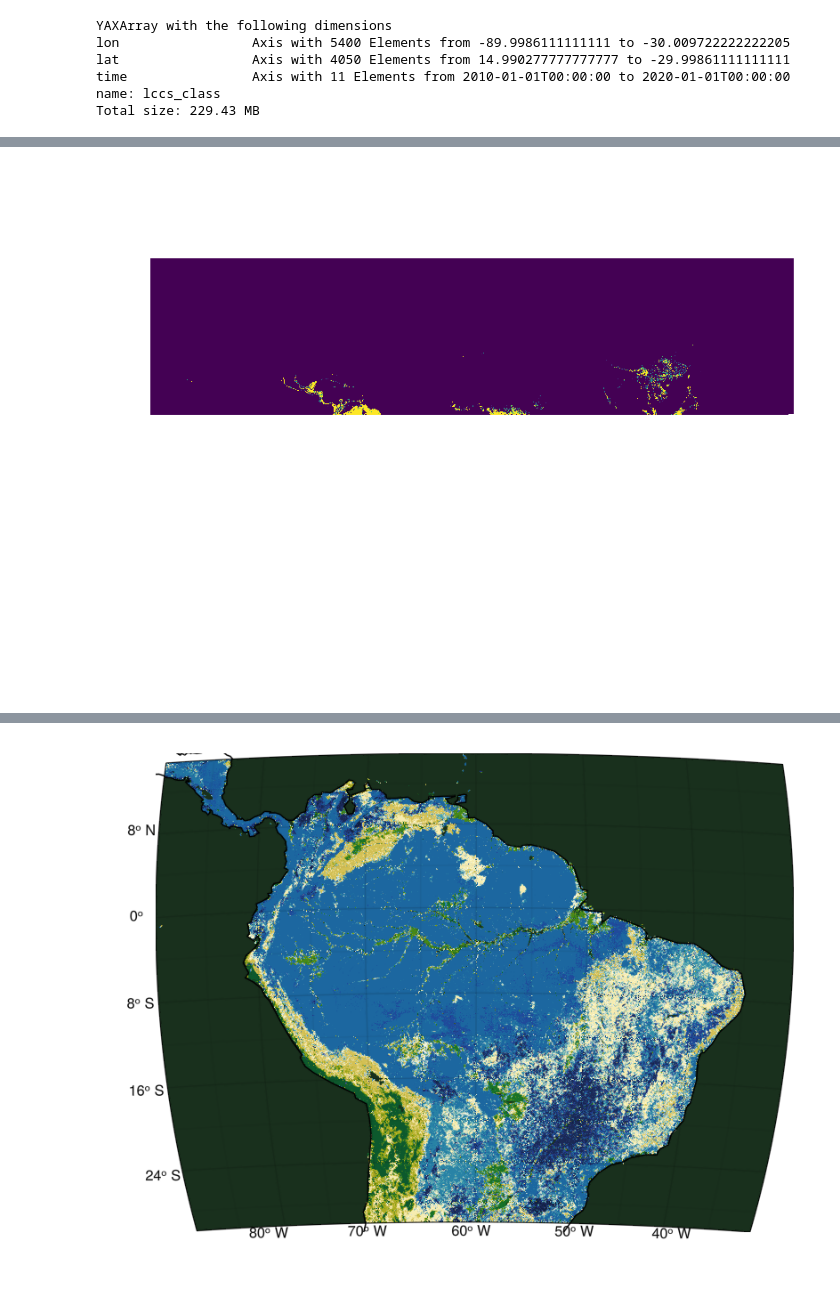
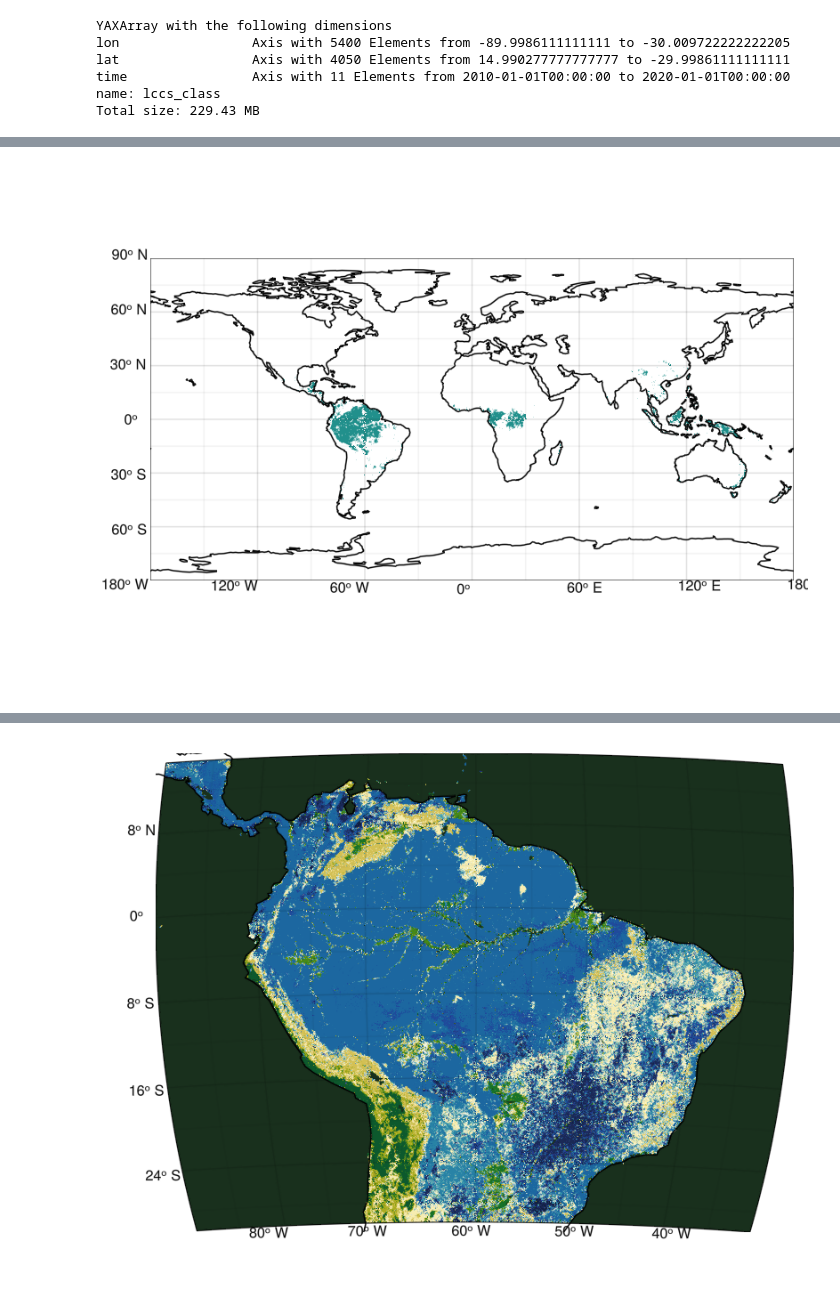
Before and after one commit to Eisenbahnplatte/spatio_temporal_data-rainforest_development, a Jupyter notebook: rainforest_test.ipynb, the cells around one changed output, grey strips where cells are left out. Drawn from its saved outputs; the diff is of its cells as text; code cells hidden in the pictures.

```diff
--- a/rainforest_test.ipynb
+++ b/rainforest_test.ipynb
@@ -57,5 +56,5 @@ Set{String} with 13 elements:
 # %%
 # WARNING: do not try this with the huge datacube, it wont work. The in function needs to be ported to datacubes, the native one is not working
 # to create the world map, simply set local_map=false
-global_figure = Rainforestlib.build_figure_by_lcc_classes(lc, accepted_values, false)
+global_figure = Rainforestlib.build_figure_by_lcc_classes(lc, rainforest_values; local_map = false)
 # %% [output]
@@ -64,4 +61,4 @@ global_figure = Rainforestlib.build_figure_by_lcc_classes(lc, accepted_values, f
-[figure, old version]
+[figure, new version]
 # %%
 using .Rainforestlib
 
```
Also changed, not shown: parts of 4 cells of this notebook, 2 other files.
